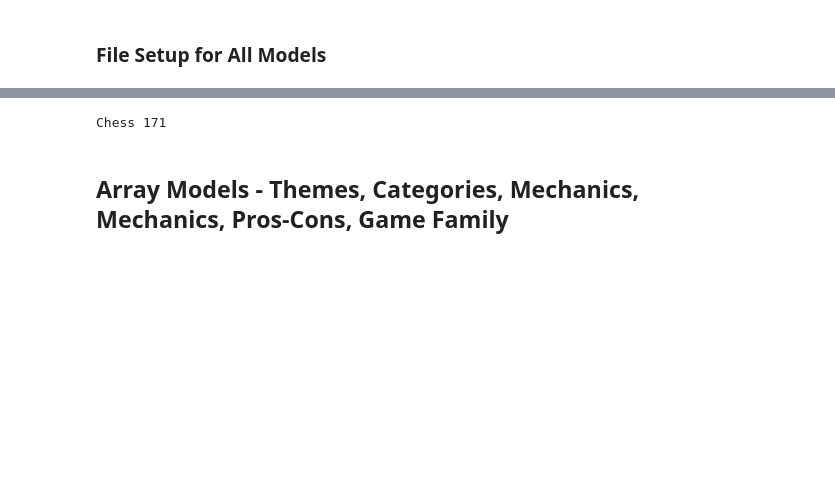
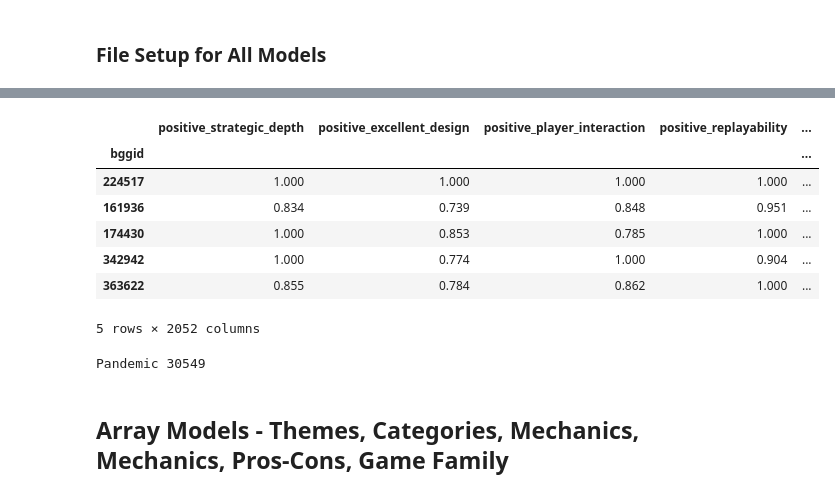
Before and after one commit to threnjen/boardgamegeek, a Jupyter notebook: exploratory_notebooks/03_content_sim_games.ipynb, the cells around one changed output, grey strips where cells are left out. Drawn from its saved outputs; the diff is of its cells as text; code cells hidden in the pictures; blank space fills up the shorter version.

```diff
--- a/exploratory_notebooks/03_content_sim_games.ipynb
+++ b/exploratory_notebooks/03_content_sim_games.ipynb
@@ -77,11 +85,33 @@ arrays_df_storage = {}
+# %%
+rag_pros_cons_only_df = all_rag_attributes_df.drop(columns=["about","description"],axis=1)
+rag_pros_cons_only_df = rag_pros_cons_only_df.fillna(0).set_index("bggid")
+rag_pros_cons_only_df.columns = [x.lower() for x in rag_pros_cons_only_df.columns]
+
+positive_columns = [x for x in rag_pros_cons_only_df.columns if x.startswith('positive_')]
+negative_columns = [x for x in rag_pros_cons_only_df.columns if x.startswith('negative_')]
+all_columns_to_produce = positive_columns + negative_columns
+
+models_df_storage = {}
+arrays_df_storage = {}
+
+rag_pros_cons_only_df.head()
+# %% [output]
+|  | positive_strategic_depth | positive_excellent_design | positive_player_interaction | positive_replayability | ... |
+| bggid |  |  |  |  | ... |
+| 224517 | 1.000 | 1.000 | 1.000 | 1.000 | ... |
+| 161936 | 0.834 | 0.739 | 0.848 | 0.951 | ... |
+| 174430 | 1.000 | 0.853 | 0.785 | 1.000 | ... |
+| 342942 | 1.000 | 0.774 | 1.000 | 0.904 | ... |
+| 363622 | 0.855 | 0.784 | 0.862 | 1.000 | ... |
+5 rows × 2052 columns
 # %%
 test_games = ["Dominion", "Gloomhaven", "Too Many Bones", "Pandemic", "Splendor", "Viticulture Essential Edition", "Great Western Trail", "Everdell", "Chess", "Azul", "Codenames", "Pandemic Legacy: Season 1"]
 
-game_name = "Chess"
+game_name = "Pandemic"
 game_id = int(games_df[games_df['Name']==game_name]['BGGId'].values[0])
 print(game_name, game_id)
 # %% [output]
-Chess 171
+Pandemic 30549
 # %%
 def get_closet_picks_weaviate(df, game_id, model, n_picks=10):
     uuid = df.loc[df['bggid']==game_id]['UUID'].values[0]
```
Also changed, not shown: parts of 50 cells of this notebook, 2 other files.
